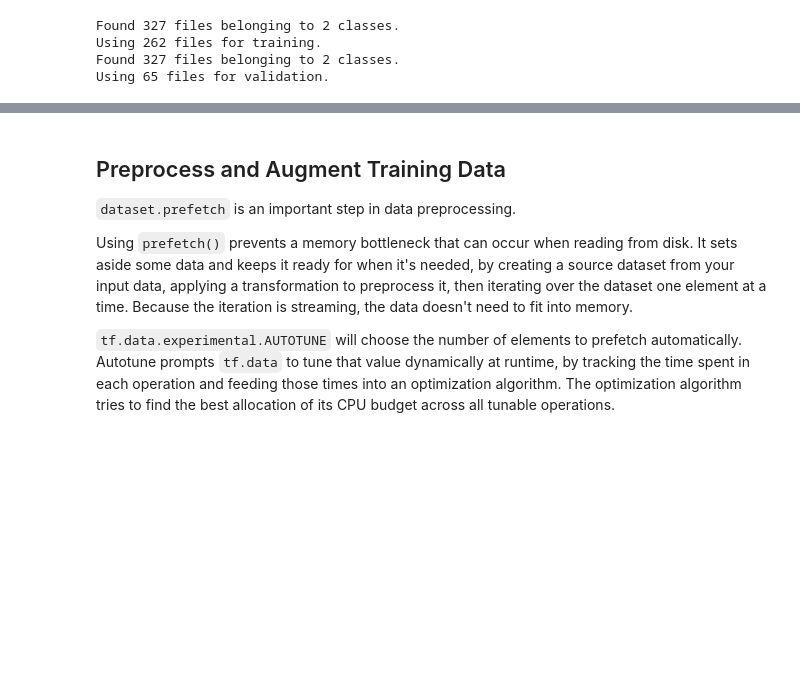
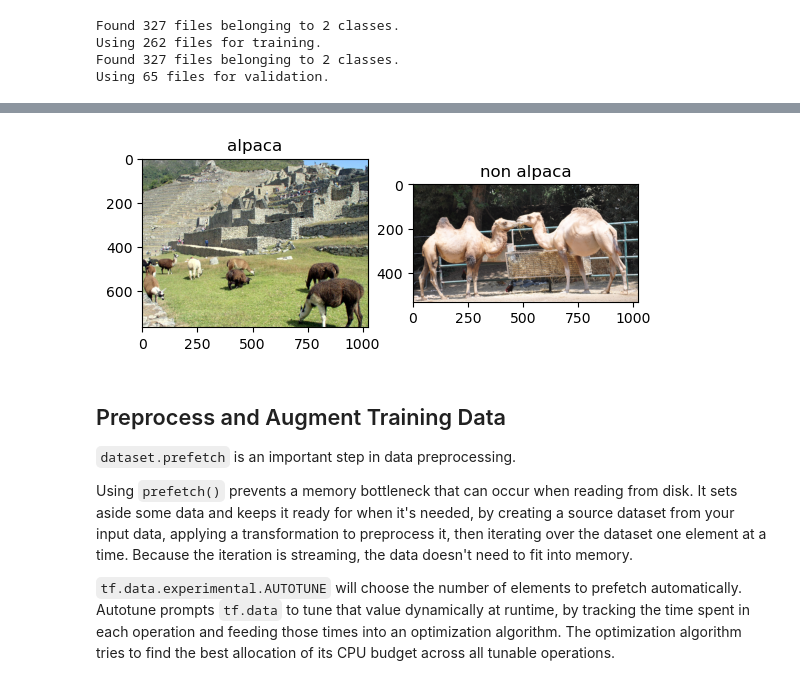
Before and after one commit to renanaferreira/CAA-repository, a Jupyter notebook: Lab7/MobileNet.ipynb, the cells around one changed output, grey strips where cells are left out. Cells and saved outputs as stored; diff of their text form; code cells hidden in the pictures; blank space fills up the shorter version.

```diff
--- a/Lab7/MobileNet.ipynb
+++ b/Lab7/MobileNet.ipynb
@@ -72,3 +111,22 @@ Using 65 files for validation.
+# %%
+# Try to plot some images as in Fig. 1.
+
+IMAGE_DIR1 = "/kaggle/input/alpaca-detection/dataset/alpaca"
+IMAGE_DIR2 = "/kaggle/input/alpaca-detection/dataset/not alpaca"
+
+plt.subplot(1, 2, 1)
+img = plt.imread(os.path.join(IMAGE_DIR1, '0a2ea8f93b4cb30a.jpg'))
+plt.imshow(img)
+plt.title("alpaca")
+
+plt.subplot(1, 2, 2)
+img = plt.imread(os.path.join(IMAGE_DIR2, '039dfd67a8e053b8.jpg'))
+plt.imshow(img)
+plt.title("non alpaca")
+
+plt.show()
+# %% [output]
+[figure, added]
 # %%
 class_names = train_dataset.class_names
 # %% [markdown]
```
Also changed, not shown: parts of 24 cells of this notebook.
